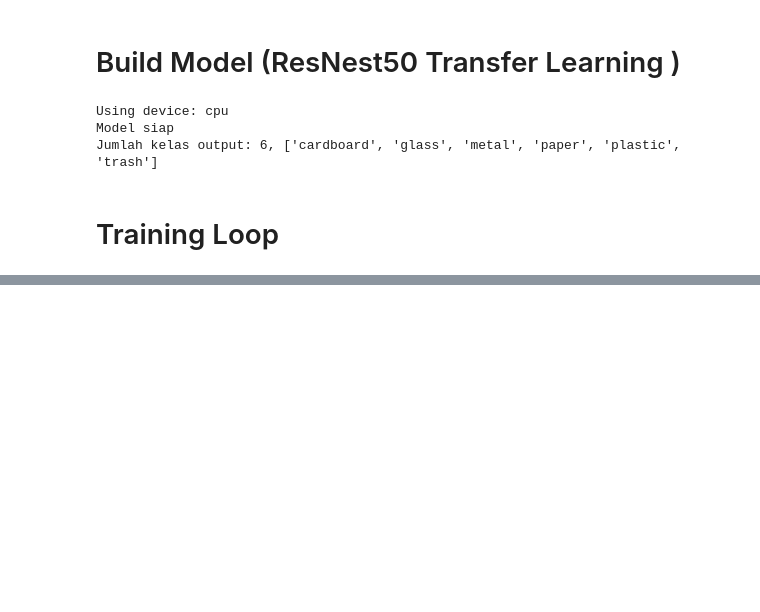
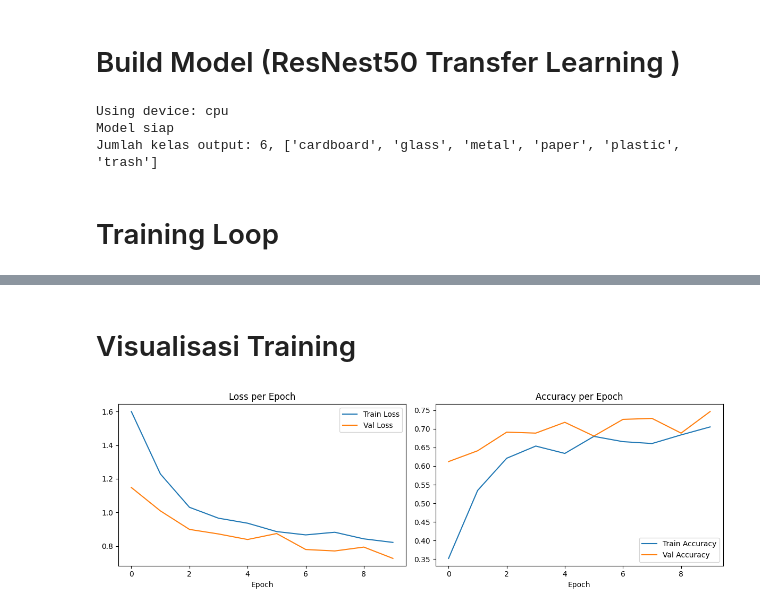
Before and after one commit to yowxy/Smart-Waste-Detection-and-Segmentation, a Jupyter notebook: index.ipynb, the cells around one changed output, grey strips where cells are left out. Saved outputs shown, nothing was run; the diff lists cells and outputs as text; code cells hidden in the pictures; blank space fills up the shorter version.

Commit message:
feat: test model and make an Visualisation Training

```diff
--- a/index.ipynb
+++ b/index.ipynb
@@ -186,0 +269,21 @@ Jumlah kelas output: 6, ['cardboard', 'glass', 'metal', 'paper', 'plastic', 'tra
+# %% [markdown]
+# Visualisasi Training
+# %%
+fig, (ax1, ax2) = plt.subplots(1, 2, figsize=(12, 4))
+
+ax1.plot(train_losses, label='Train Loss')
+ax1.plot(val_losses,   label='Val Loss')
+ax1.set_title('Loss per Epoch')
+ax1.set_xlabel('Epoch')
+ax1.legend()
+
+ax2.plot(train_accs, label='Train Accuracy')
+ax2.plot(val_accs,   label='Val Accuracy')
+ax2.set_title('Accuracy per Epoch')
+ax2.set_xlabel('Epoch')
+ax2.legend()
+
+plt.tight_layout()
+plt.show()
+# %% [output]
+[figure, added]
```
Also changed, not shown: parts of 1 cell of this notebook, 1 other file.
